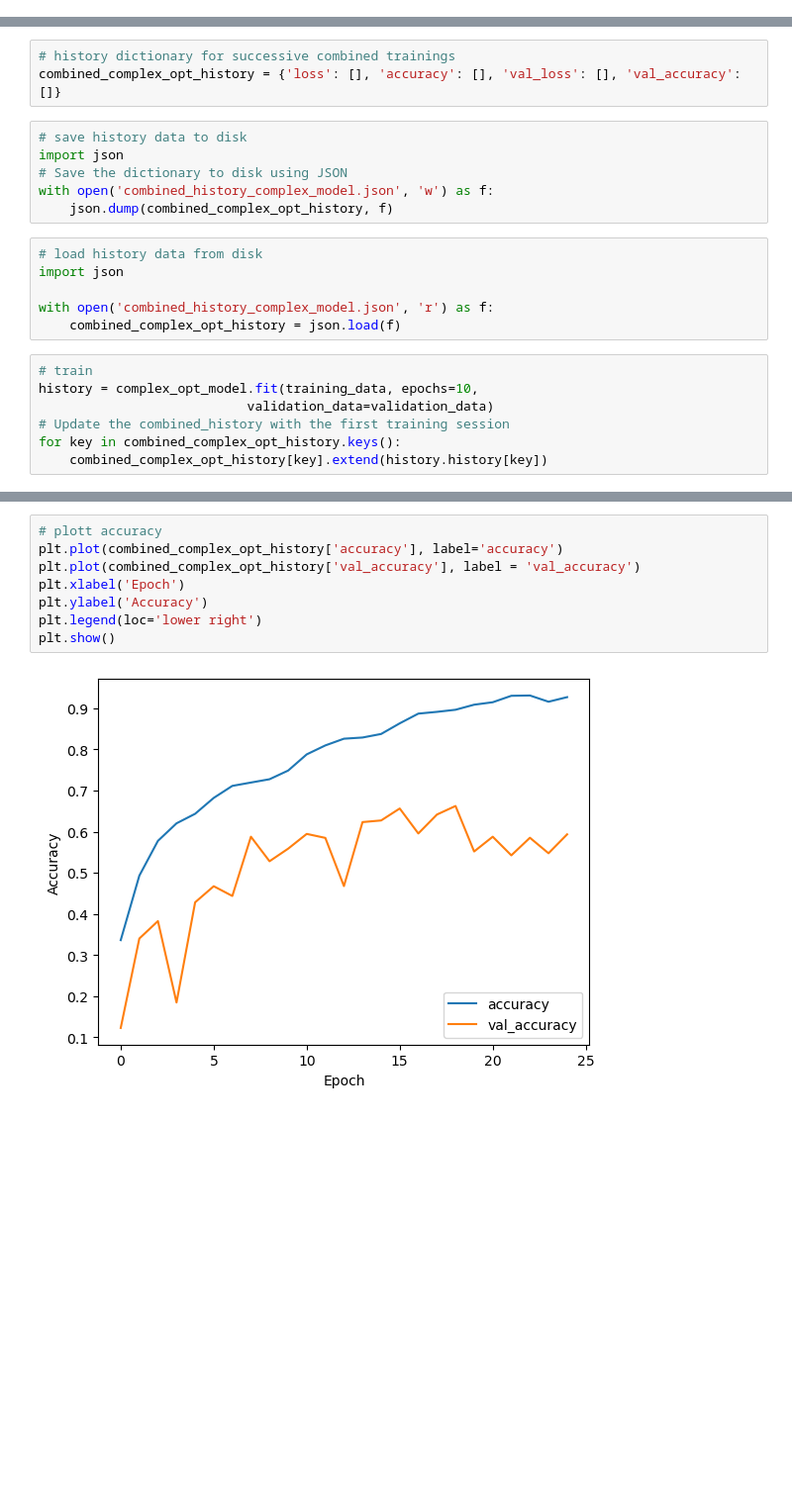
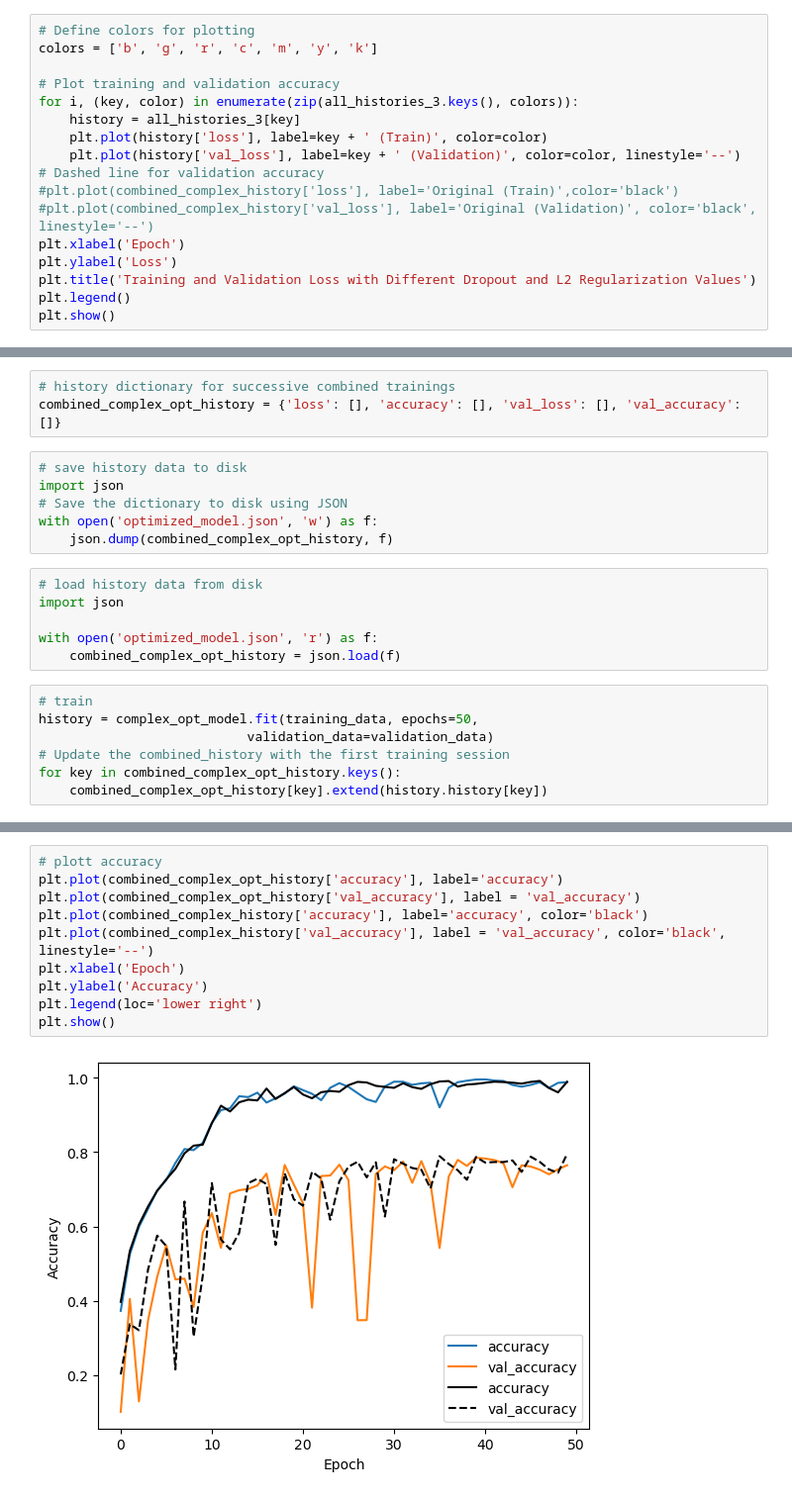
Before and after one commit to schbm/cnn-mc-classification, a Jupyter notebook: notebook/main.ipynb, the cells around one changed output, grey strips where cells are left out. Shown at 99% size. Cells and saved outputs as stored; diff of their text form; blank space fills up the shorter version.

```diff
--- a/notebook/main.ipynb
+++ b/notebook/main.ipynb
@@ -648,0 +917,16 @@ Note: It is possible that the overfitted network has a better accuracy than the
+# %%
+# Define colors for plotting
+colors = ['b', 'g', 'r', 'c', 'm', 'y', 'k']
+
+# Plot training and validation accuracy
+for i, (key, color) in enumerate(zip(all_histories_3.keys(), colors)):
+    history = all_histories_3[key]
+    plt.plot(history['loss'], label=key + ' (Train)', color=color)
+    plt.plot(history['val_loss'], label=key + ' (Validation)', color=color, linestyle='--')  # Dashed line for validation accuracy
+#plt.plot(combined_complex_history['loss'], label='Original (Train)',color='black')
+#plt.plot(combined_complex_history['val_loss'], label='Original (Validation)', color='black', linestyle='--')
+plt.xlabel('Epoch')
+plt.ylabel('Loss')
+plt.title('Training and Validation Loss with Different Dropout and L2 Regularization Values')
+plt.legend()
+plt.show()
@@ -711,17 +1002,17 @@ combined_complex_opt_history = {'loss': [], 'accuracy': [], 'val_loss': [], 'val
 # save history data to disk
 import json
 # Save the dictionary to disk using JSON
-with open('combined_history_complex_model.json', 'w') as f:
+with open('optimized_model.json', 'w') as f:
     json.dump(combined_complex_opt_history, f)
 # %%
 # load history data from disk
 import json
 
-with open('combined_history_complex_model.json', 'r') as f:
+with open('optimized_model.json', 'r') as f:
     combined_complex_opt_history = json.load(f)
 # %%
 # train
-history = complex_opt_model.fit(training_data, epochs=10,
+history = complex_opt_model.fit(training_data, epochs=50,
                            validation_data=validation_data)
 # Update the combined_history with the first training session
 for key in combined_complex_opt_history.keys():
@@ -734,13 +1038,15 @@ KeyboardInterrupt:
 # %%
 # plott accuracy
 plt.plot(combined_complex_opt_history['accuracy'], label='accuracy')
 plt.plot(combined_complex_opt_history['val_accuracy'], label = 'val_accuracy')
+plt.plot(combined_complex_history['accuracy'], label='accuracy', color='black')
+plt.plot(combined_complex_history['val_accuracy'], label = 'val_accuracy', color='black', linestyle='--')
 plt.xlabel('Epoch')
 plt.ylabel('Accuracy')
 plt.legend(loc='lower right')
 plt.show()
 # %% [output]
-[figure, old version]
+[figure, new version]
 # %%
 # plot error
 plt.plot(combined_complex_opt_history['loss'], label = 'loss')
```
Also changed, not shown: parts of 67 cells of this notebook, 5 other files.
